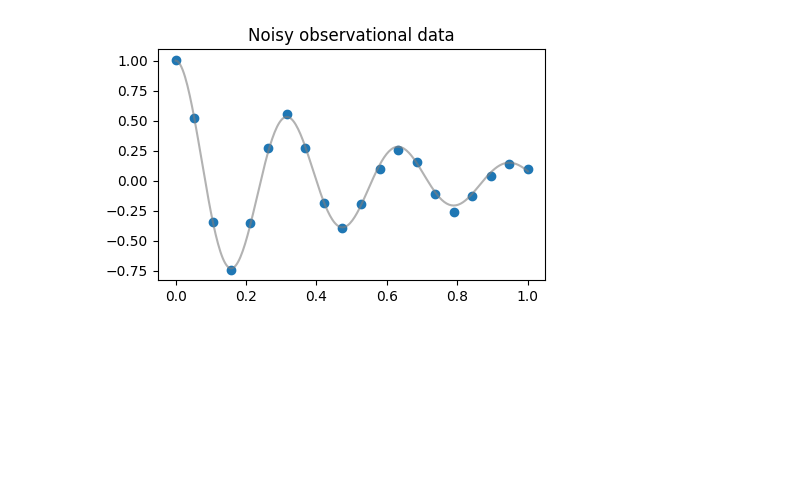
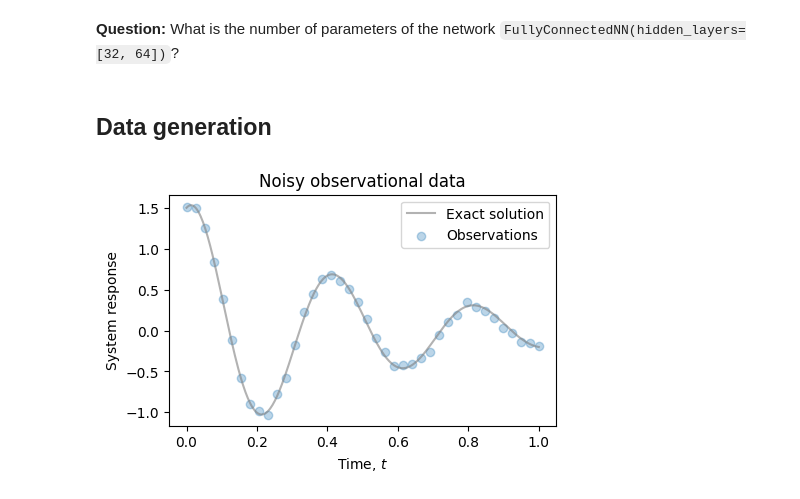
Before and after one commit to Gijinkstra/EstimationTheoryNotebooks, a Jupyter notebook: neural/pinn.ipynb, the cells around one changed output. Saved outputs shown, nothing was run; the diff lists cells and outputs as text; code cells hidden in the pictures; blank space fills up the shorter version.

```diff
--- a/neural/pinn.ipynb
+++ b/neural/pinn.ipynb
@@ -13,0 +28,6 @@ def exact_solution(d, w0, t):
+# %%
+def spring_solution(t, m_, b_, k_, y0_, v0_):
+    a = b_ / (2 * m_)
+    omg = np.sqrt(4*m_*k_ - b_**2) / (2*m_)
+    c = (v0_ + a*y0_) / omg
+    return torch.exp(-a*t) * (y0_ * torch.cos(omg * t) + c * torch.sin(omg * t))
@@ -29,27 +57,38 @@ class FullyConnectedNN(nn.Module):
 
     def forward(self, x):
         return self.net(x)
+# %% [markdown]
+**Question:** What is the number of parameters of the network `FullyConnectedNN(hidden_layers=[32, 64])`?
+# %% [markdown]
+## Data generation
 # %%
 # first, create some noisy observational data
 torch.manual_seed(123)
 
-d, w0 = 2, 20
-mu_true = 2*d
-n_observations = 20
+# Parameters
+m = 1 # mass
+b = 4 # damping coeff
+k = 250 # spring constant
+y0 = 1.5 # initial displacement
+v0 = 5 # initial velocity
 
 # Exact solution
-t_test = torch.linspace(0,1,300).view(-1,1)
-u_exact = exact_solution(d, w0, t_test)
+t_test = torch.linspace(0, 1, 300).view(-1, 1)
+u_exact = spring_solution(t_test, m, b, k, y0, v0)
 
 # Noisy Observations
-noise_level = 0.02
+n_observations = 40
+noise_level = 0.04
 t_obs = torch.linspace(0,1,n_observations).view(-1,1)
-u_obs = exact_solution(d, w0, t_obs) + noise_level*torch.randn_like(t_obs)
+u_obs = spring_solution(t_obs, m, b, k, y0, v0) + noise_level * torch.randn_like(t_obs)
 
 plt.figure(figsize=(5,3))
 plt.title("Noisy observational data")
-plt.scatter(t_obs[:,0], u_obs[:,0])
 plt.plot(t_test[:,0], u_exact[:,0], label="Exact solution", color="tab:grey", alpha=0.6)
+plt.scatter(t_obs[:,0], u_obs[:,0], label="Observations", alpha=0.3)
+plt.xlabel("Time, $t$")
+plt.ylabel("System response")
+plt.legend()
 plt.show()
 # %% [output]
-[figure, old version]
+[figure, new version]
```
Also changed, not shown: parts of 13 cells of this notebook.
